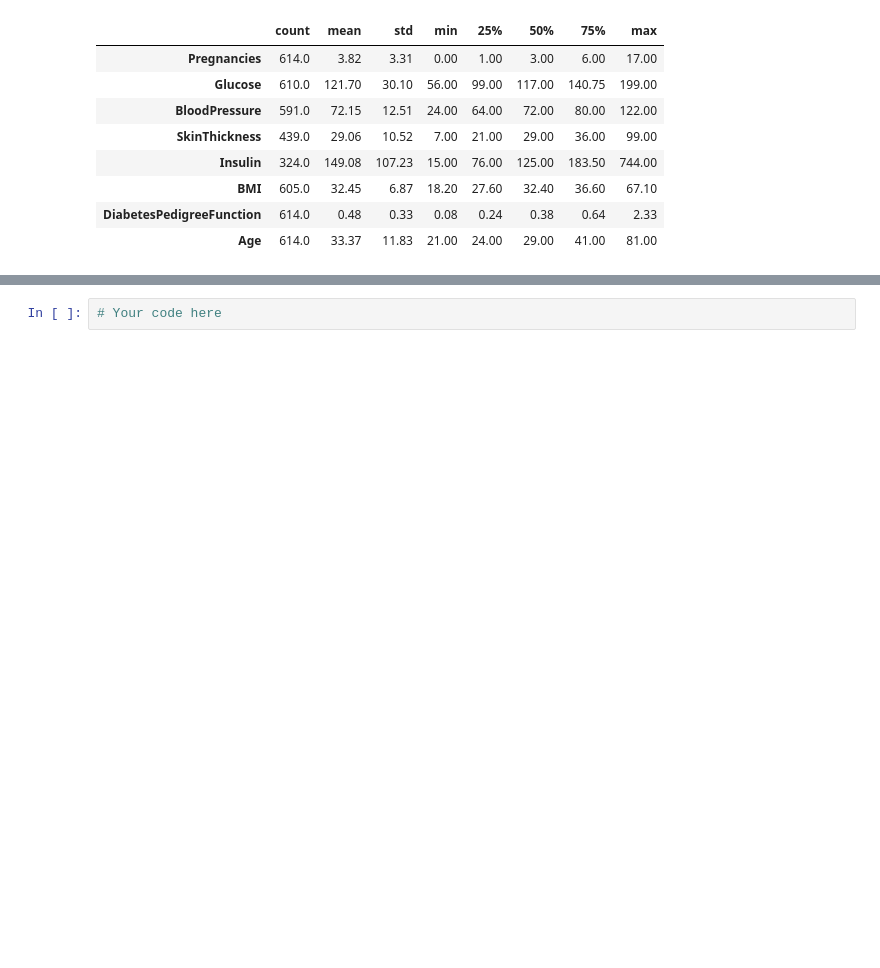
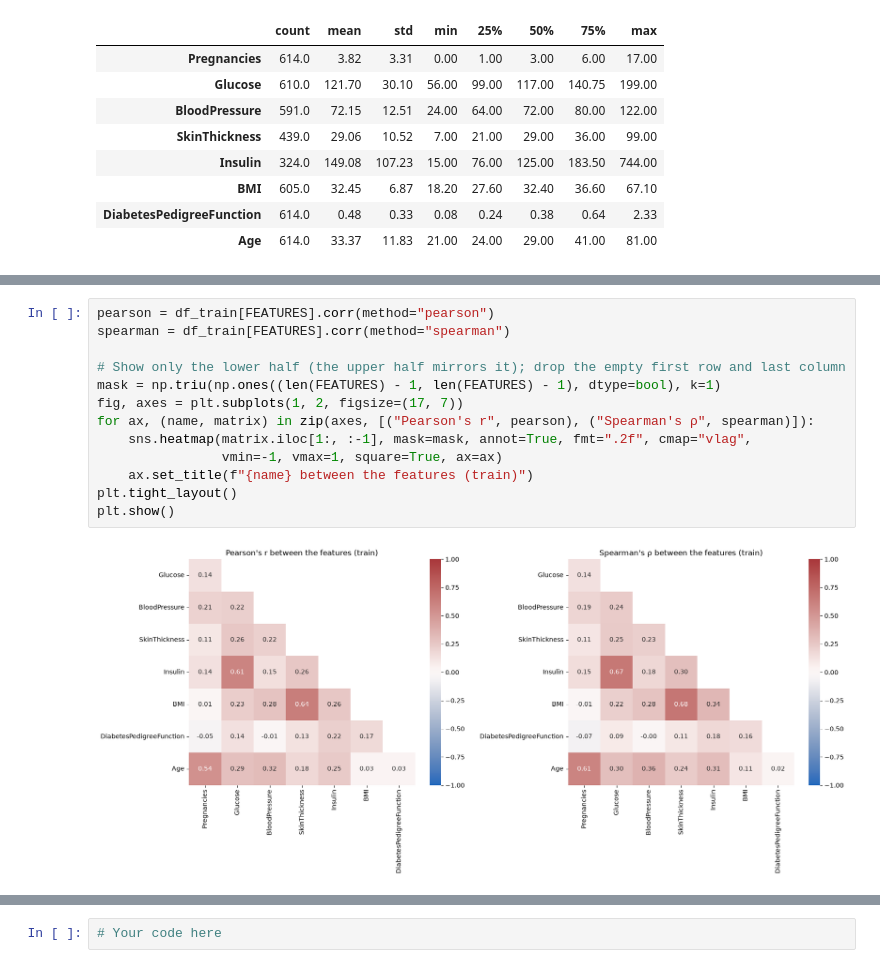
Before and after one commit to khaldounalhanawi/Project-Diabetes, a Jupyter notebook: 01_diabetes_project copy.ipynb, the cells around one changed output, grey strips where cells are left out. Cells and saved outputs as stored; diff of their text form; blank space fills up the shorter version.

Commit message:
Explain the P_MIN check; step 4.4: Pearson and Spearman between features, correlation with Outcome
Co-Authored-By: Claude Opus 5.5 <noreply@anthropic.com>

```diff
--- a/01_diabetes_project copy.ipynb
+++ b/01_diabetes_project copy.ipynb
@@ -318,0 +335,15 @@ df_train[FEATURES].describe().T.round(2)
+# %%
+pearson = df_train[FEATURES].corr(method="pearson")
+spearman = df_train[FEATURES].corr(method="spearman")
+
+# Show only the lower half (the upper half mirrors it); drop the empty first row and last column
+mask = np.triu(np.ones((len(FEATURES) - 1, len(FEATURES) - 1), dtype=bool), k=1)
+fig, axes = plt.subplots(1, 2, figsize=(17, 7))
+for ax, (name, matrix) in zip(axes, [("Pearson's r", pearson), ("Spearman's ρ", spearman)]):
+    sns.heatmap(matrix.iloc[1:, :-1], mask=mask, annot=True, fmt=".2f", cmap="vlag",
+                vmin=-1, vmax=1, square=True, ax=ax)
+    ax.set_title(f"{name} between the features (train)")
+plt.tight_layout()
+plt.show()
+# %% [output]
+[figure, added]
```
Also changed, not shown: parts of 4 cells of this notebook.
